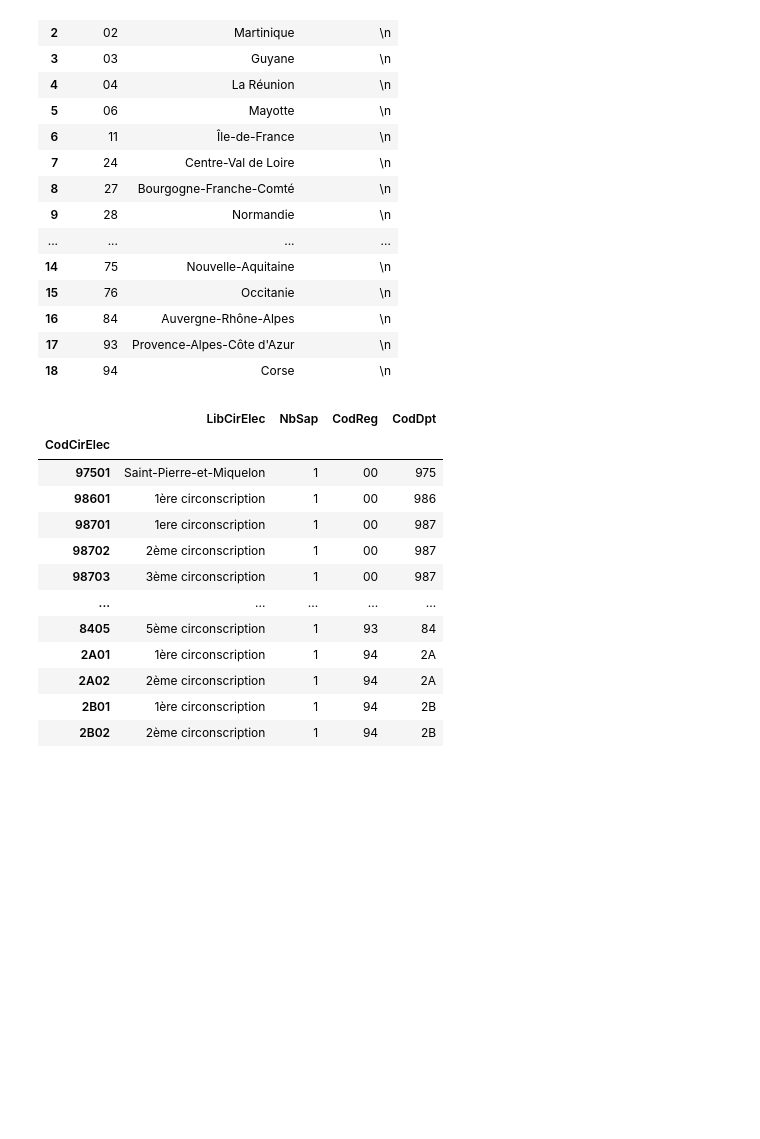
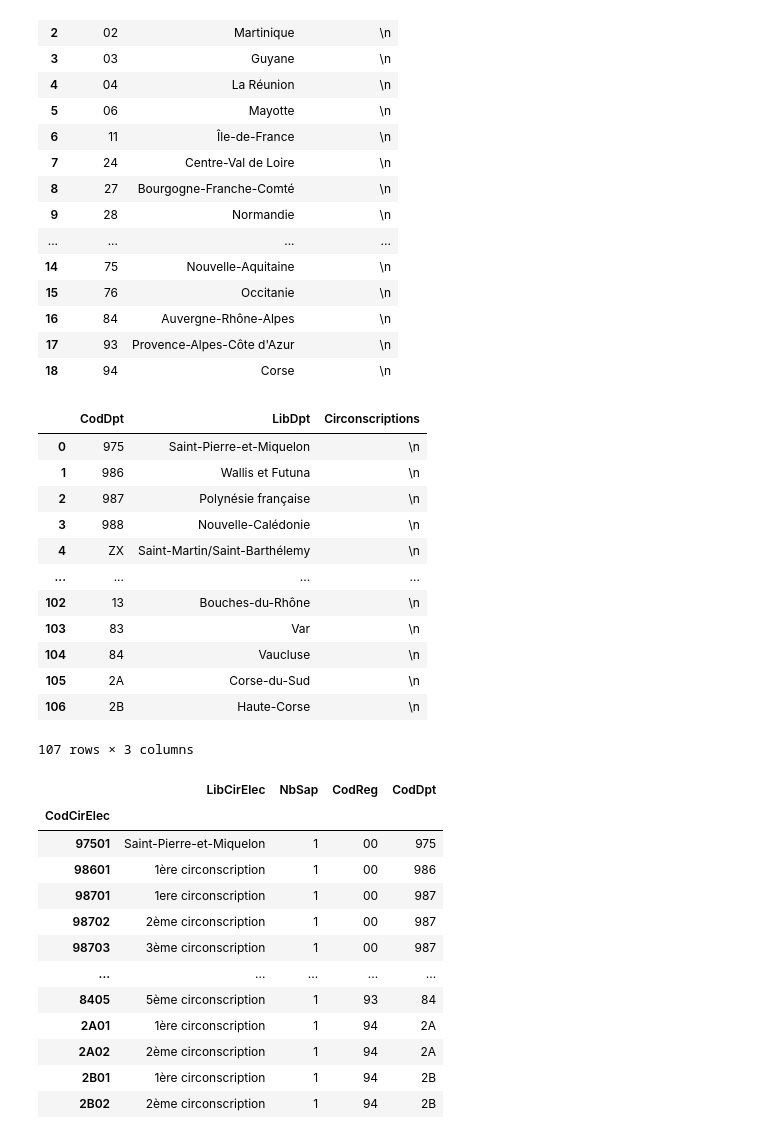
Before and after one commit to taniki/legislatives-2024, a Jupyter notebook: prep_lg2024.ipynb, the cells around one changed output. Drawn from its saved outputs; the diff is of its cells as text; code cells hidden in the pictures; blank space fills up the shorter version.

```diff
--- a/prep_lg2024.ipynb
+++ b/prep_lg2024.ipynb
@@ -82,3 +82,30 @@ regions
 | 16 | 84 | Auvergne-Rhône-Alpes | \n |
 | 17 | 93 | Provence-Alpes-Côte d'Azur | \n |
 | 18 | 94 | Corse | \n |
+# %%
+departements = (
+        (
+            pd
+            .read_xml(
+                StringIO(territoire_xml),
+                xpath = f'.//Region//Departement',
+                dtype="object"
+            )
+        )
+)
+
+departements
+# %% [output]
+|  | CodDpt | LibDpt | Circonscriptions |
+| 0 | 975 | Saint-Pierre-et-Miquelon | \n |
+| 1 | 986 | Wallis et Futuna | \n |
+| 2 | 987 | Polynésie française | \n |
+| 3 | 988 | Nouvelle-Calédonie | \n |
+| 4 | ZX | Saint-Martin/Saint-Barthélemy | \n |
+| ... | ... | ... | ... |
+| 102 | 13 | Bouches-du-Rhône | \n |
+| 103 | 83 | Var | \n |
+| 104 | 84 | Vaucluse | \n |
+| 105 | 2A | Corse-du-Sud | \n |
+| 106 | 2B | Haute-Corse | \n |
+107 rows × 3 columns
```
Also changed, not shown: parts of 4 cells of this notebook, 1 other file.
